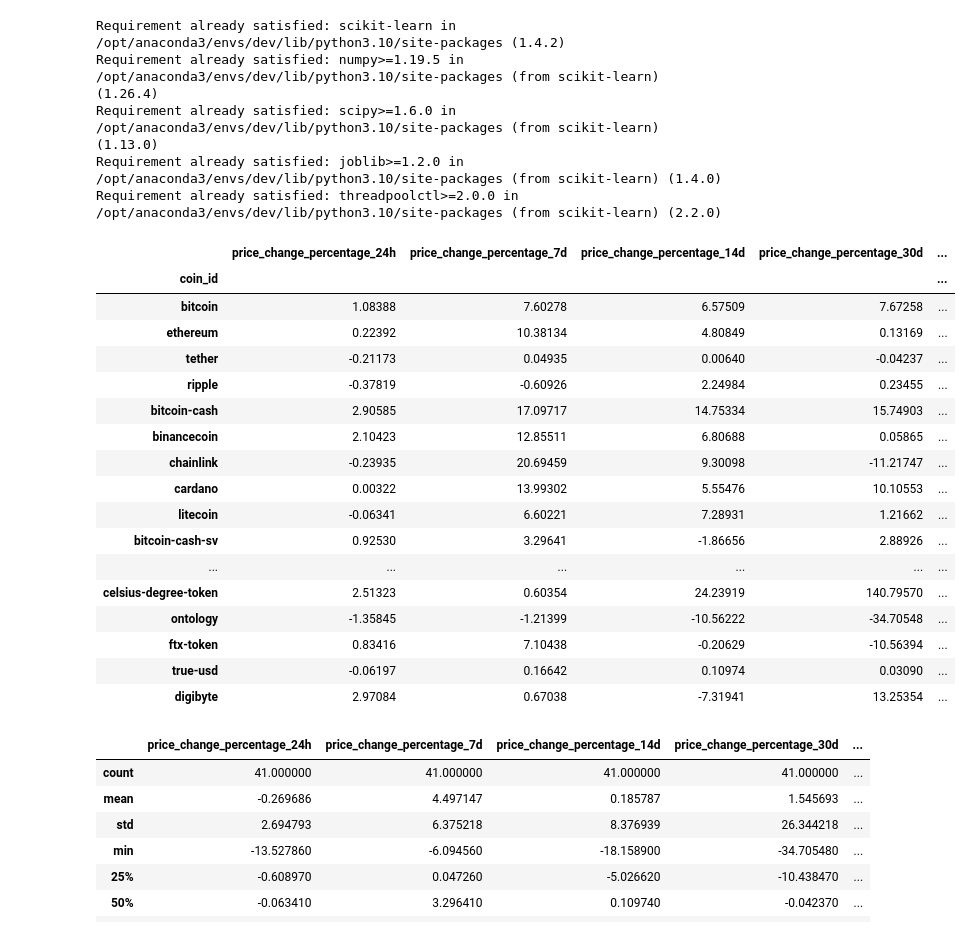
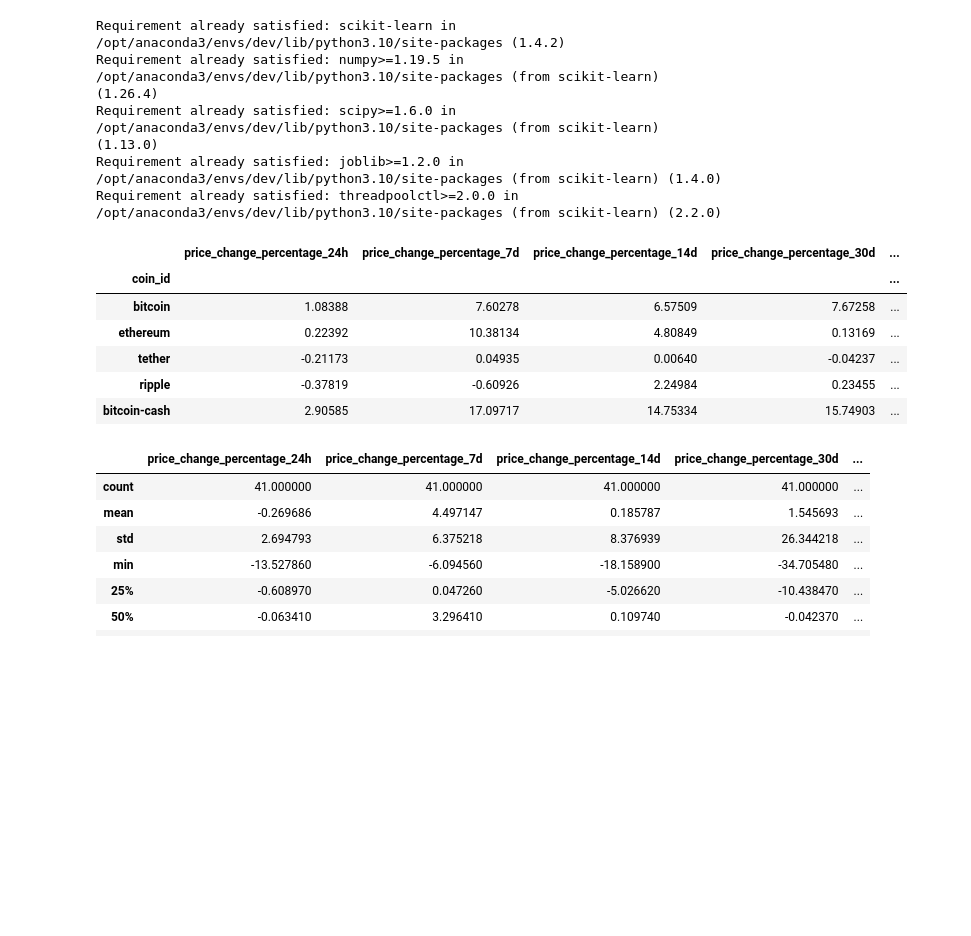
Before and after one commit to powshayneAI/CryptoClustering, a Jupyter notebook: Crypto_Clustering.ipynb, the cells around one changed output. Saved outputs shown, nothing was run; the diff lists cells and outputs as text; code cells hidden in the pictures; blank space fills up the shorter version.

```diff
--- a/Crypto_Clustering.ipynb
+++ b/Crypto_Clustering.ipynb
@@ -15,28 +15,17 @@ from sklearn.preprocessing import StandardScaler
 # %%
 # Load the data into a Pandas DataFrame and make the index the "coin_id" column.
 market_data_df = pd.read_csv("Resources/crypto_market_data.csv", index_col="coin_id")
 
 # Display sample data
-market_data_df
+market_data_df.head()
 # %% [output]
 |  | price_change_percentage_24h | price_change_percentage_7d | price_change_percentage_14d | price_change_percentage_30d | ... |
 | coin_id |  |  |  |  | ... |
 | bitcoin | 1.08388 | 7.60278 | 6.57509 | 7.67258 | ... |
 | ethereum | 0.22392 | 10.38134 | 4.80849 | 0.13169 | ... |
 | tether | -0.21173 | 0.04935 | 0.00640 | -0.04237 | ... |
 | ripple | -0.37819 | -0.60926 | 2.24984 | 0.23455 | ... |
 | bitcoin-cash | 2.90585 | 17.09717 | 14.75334 | 15.74903 | ... |
-| binancecoin | 2.10423 | 12.85511 | 6.80688 | 0.05865 | ... |
-| chainlink | -0.23935 | 20.69459 | 9.30098 | -11.21747 | ... |
-| cardano | 0.00322 | 13.99302 | 5.55476 | 10.10553 | ... |
-| litecoin | -0.06341 | 6.60221 | 7.28931 | 1.21662 | ... |
-| bitcoin-cash-sv | 0.92530 | 3.29641 | -1.86656 | 2.88926 | ... |
-| ... | ... | ... | ... | ... | ... |
-| celsius-degree-token | 2.51323 | 0.60354 | 24.23919 | 140.79570 | ... |
-| ontology | -1.35845 | -1.21399 | -10.56222 | -34.70548 | ... |
-| ftx-token | 0.83416 | 7.10438 | -0.20629 | -10.56394 | ... |
-| true-usd | -0.06197 | 0.16642 | 0.10974 | 0.03090 | ... |
-| digibyte | 2.97084 | 0.67038 | -7.31941 | 13.25354 | ... |
 # %%
 # Generate summary statistics
 market_data_df.describe()
```
Also changed, not shown: parts of 9 cells of this notebook.
